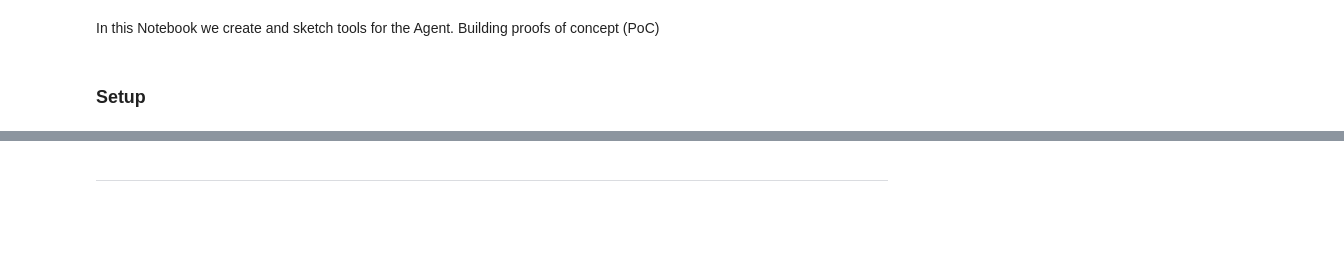
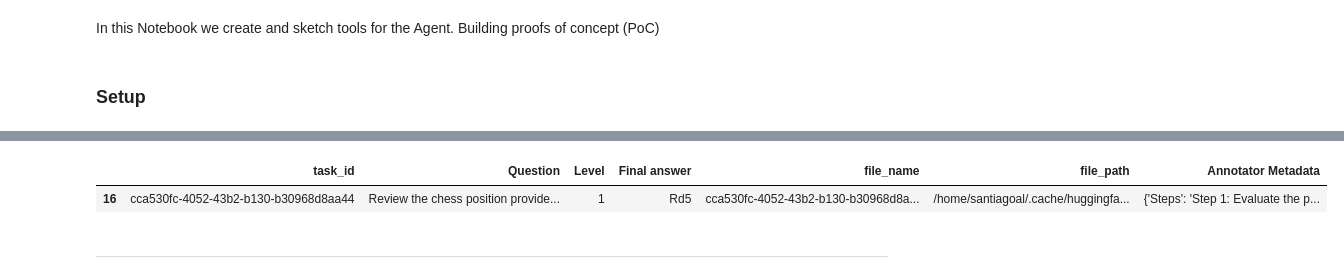
Before and after one commit to santiagoahl/chappi-bot, a Jupyter notebook: notebooks/tools_poc.ipynb, the cells around one changed output, grey strips where cells are left out. Saved outputs shown, nothing was run; the diff lists cells and outputs as text; code cells hidden in the pictures; blank space fills up the shorter version.

```diff
--- a/notebooks/tools_poc.ipynb
+++ b/notebooks/tools_poc.ipynb
@@ -63,3 +72,10 @@ gaia_df.head()
+# %%
+# DEL
+# temp filter to get chess images
+gaia_df[gaia_df["file_path"].map(lambda f: f.endswith("44.png"))]
+# %% [output]
+|  | task_id | Question | Level | Final answer | file_name | file_path | Annotator Metadata |
+| 16 | cca530fc-4052-43b2-b130-b30968d8aa44 | Review the chess position provide... | 1 | Rd5 | cca530fc-4052-43b2-b130-b30968d8a... | /home/santiagoal/.cache/huggingfa... | {'Steps': 'Step 1: Evaluate the p... |
 # %% [markdown]
 ---
 # %%
```
Also changed, not shown: parts of 4 cells of this notebook, 4 other files.
